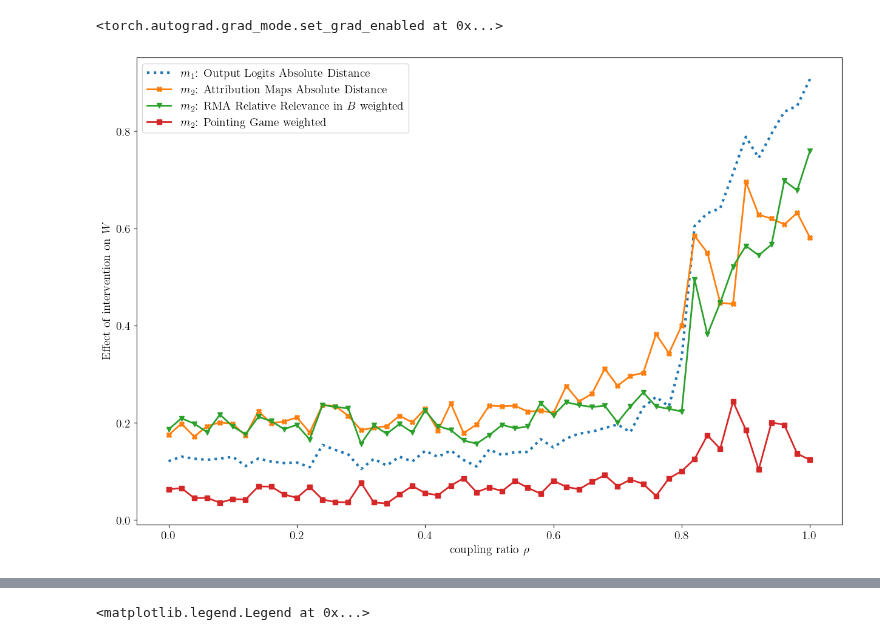
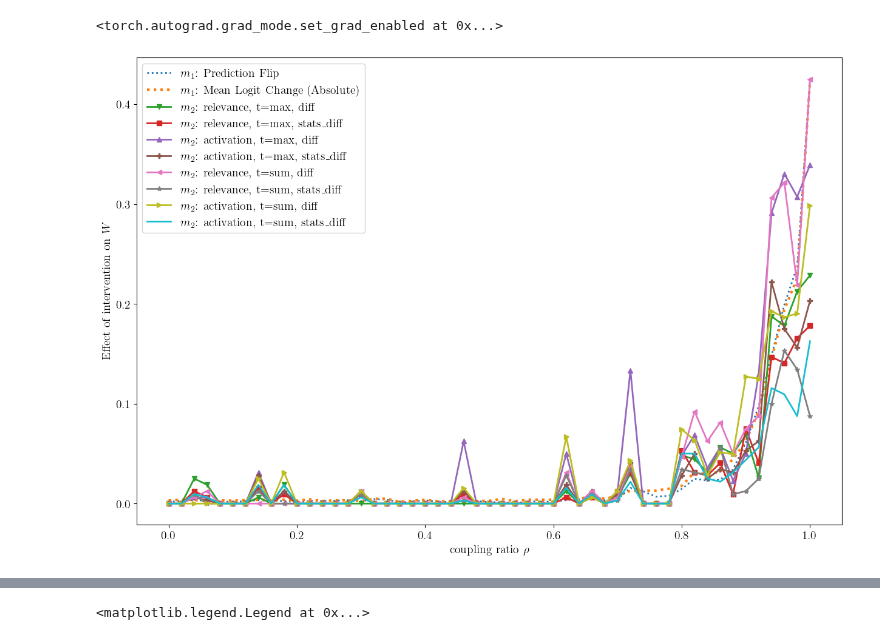
Before and after one commit to lillijo/xai-evaluation-master-thesis, a Jupyter notebook: experiments/compare_measures.ipynb, the cells around one changed output, grey strips where cells are left out. Cells and saved outputs as stored; diff of their text form; code cells hidden in the pictures.

```diff
--- a/experiments/compare_measures.ipynb
+++ b/experiments/compare_measures.ipynb
@@ -80,10 +82,10 @@ ALL_MEASURES = [
 
 NAME_DICT = {
     "m1_phi": "$m_1$: Prediction Flip",
-    "m1_mlc_abs": "$m_1$: Output Logits Absolute Distance",
-    "m1_mlc_cosine": "$m_1$: Output Logits Cosine Distance",
+    "m1_mlc_abs": "$m_1$: Mean Logit Change (Absolute)",
+    "m1_mlc_cosine": "$m_1$: Mean Logit Change (Cosine)",
     "m1_mlc_euclid": "$m_1$: Output Logits Euclidean Distance (= Absolute Distance) ",
-    "m1_mlc_l2square": "$m_1$: Output Logits Squared ",
+    "m1_mlc_l2square": "$m_1$: Mean Logit Change (Squared) ",
     "m2_rel_abs": "$m_2$: Relevance Vector Absolute Distance",
     "m2_rel_cosine": "$m_2$: Relevance Vector Cosine Distance",
     "m2_rel_euclid": "$m_2$: Relevance Vector Euclidean",
@@ -122,8 +124,7 @@ ms = AllMeasures(
 #{a: NAME_DICT[a] if a in NAME_DICT else a for a in ALL_MEASURES}
 # %%
 # Load All Measures
-EXPERIMENT = 2
-
+EXPERIMENT = 1
 
 if EXPERIMENT == 1:
     # Experiment 1:
@@ -175,7 +176,16 @@ perseed_all[:, :, per_sample.shape[3] :] = rel_max_m
 perseed_all.requires_grad = False
 """ perseed_some = perseed_all[:,:10,:]
 iterations = 10 """
-rel_max_m.shape, per_sample.shape, perseed_all.shape
+
+with open(f"m1_mi_6400_{experiment_name}.pickle", "rb") as f:
+    m1_mi = pickle.load(f)
+with open(f"m0_gt_6400_{experiment_name}.pickle", "rb") as f:  # gt_measures_1280
+    gt_measures = pickle.load(f)
+with open(f"shape_gt_128_{experiment_name}.pickle", "rb") as f:
+    shape_gt = pickle.load(f)
+
+with open(f"pf_128_{experiment_name}.pickle", "rb") as f:
+    pf_gt = pickle.load(f)
 
 BIASES = list(np.round(np.linspace(0, 1, 51), 3))  # [0,0.5,0.9, 1.0]#
 # %%
@@ -333,10 +343,10 @@ def draw_measures(perseed_all, ptype="all", with_title=False):
         """ if l == "m2_mac_euclid":
             vals = vals * 10 """
         if l == "m2_mac_l2square":
-            vals = vals * (32**2)  # / perseed_all[:, :, i].max() #
+            vals = vals  / perseed_all[:, :, i].max() #
         if l == "m2_mac_euclid":
             vals = vals / perseed_all[:, :, i].max()  # * (30)  #
-        # vals = (vals / vals.max()) * torch.mean(perseed_all[:, :, 1], dim=1).max()
+        #vals = (vals / vals.max()) #* torch.mean(perseed_all[:, :, 1], dim=1).max()
         sigma = torch.std(normed, dim=1) / math.sqrt(iterations)
         # vmin = torch.min(per_seed[:, :, i], dim=1).values
         # vmax = torch.max(per_seed[:, :, i], dim=1).values
@@ -375,50 +385,50 @@ def draw_measures(perseed_all, ptype="all", with_title=False):
 draw_measures(
     perseed_all,
     [
-    #"m1_phi",
+    "m1_phi",
     "m1_mlc_abs",
     #"m1_mlc_cosine",
     #"m1_mlc_euclid",
     #"m1_mlc_l2square",
     #"m2_rel_abs",
     #"m2_rel_cosine",
     #"m2_rel_euclid",
     #"m2_rel_l2square",
-    "m2_mac_abs",
+    #"m2_mac_abs",
     #"m2_mac_euclid",
     #"m2_mac_cosine",
     #"m2_mac_l2square",
-    "m2_rma",
+   # "m2_rma",
     #"m2_rma_unweighted",
-    "m2_pg_weighted",
+    #"m2_pg_weighted",
     #"m2_pg_unweighted",
     #"m2_rra_weighted",
     #"m2_rra_unweighted",
-    #"m2_Rel_max_diff",
+    "m2_Rel_max_diff",
     #"m2_Rel_max_m_rels",
-    #"m2_Rel_max_stats",
-    #"m2_Rel_max_stats_diff",
-    #"m2_Act_max_diff",
+   # "m2_Rel_max_stats",
+    "m2_Rel_max_stats_diff",
+    "m2_Act_max_diff",
     #"m2_Act_max_m_rels",
     #"m2_Act_max_stats",
-    #"m2_Act_max_stats_diff",
-    #"m2_Rel_sum_diff",
+    "m2_Act_max_stats_diff",
+    "m2_Rel_sum_diff",
     #"m2_Rel_sum_m_rels",
     #"m2_Rel_sum_stats",
-    #"m2_Rel_sum_stats_diff",
-    #"m2_Act_sum_diff",
+    "m2_Rel_sum_stats_diff",
+    "m2_Act_sum_diff",
     #"m2_Act_sum_m_rels",
     #"m2_Act_sum_stats",
-    #"m2_Act_sum_stats_diff",
+    "m2_Act_sum_stats_diff",
     ],
 )
 
 # works:  "m2_Rel_max_diff","m2_Act_max_diff","m2_Rel_sum_diff","m2_Act_sum_diff",
 # is around 0.8 constant:  "m_rels"
 # is around 1.2 constant:  "stats"
 # works somehow but not much:  "m2_Rel_max_stats_diff","m2_Act_max_stats_diff", "m2_Rel_sum_stats_diff","m2_Act_sum_stats_diff",
 # %% [output]
-[figure, old version]
+[figure, new version]
 # %%
 with gzip.open(f"latent_factors_{sample_set_size}_{experiment_name}.pickle", "rb") as f:
     latent_factors = pickle.load(f)
```
Also changed, not shown: parts of 9 cells of this notebook, 8 other files.
